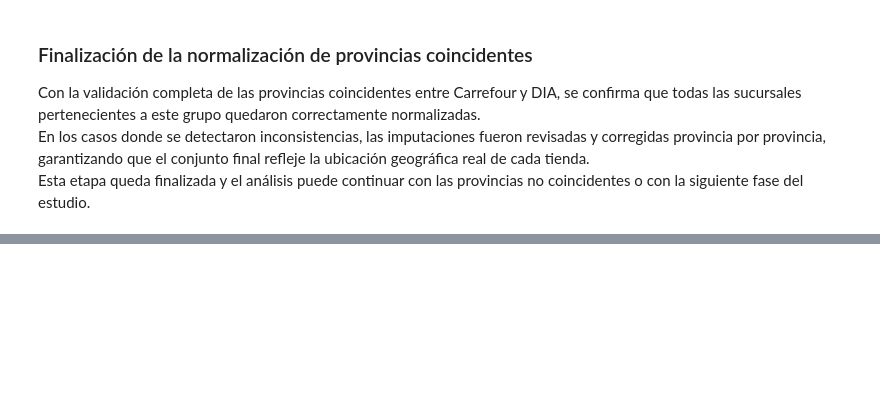
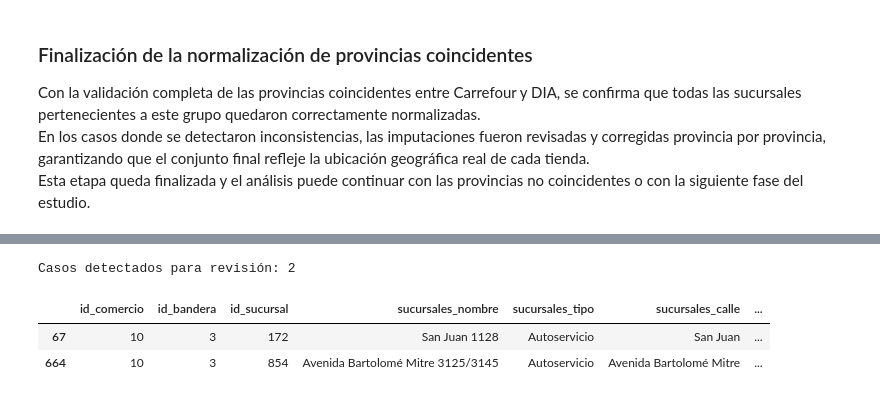
Before and after one commit to NestorRev/analisis-precios-nlp-sepa, a Jupyter notebook: notebooks/02_sucursales_dia_carrefour.ipynb, the cells around one changed output, grey strips where cells are left out. Drawn from its saved outputs; the diff is of its cells as text; code cells hidden in the pictures; blank space fills up the shorter version.

```diff
--- a/notebooks/02_sucursales_dia_carrefour.ipynb
+++ b/notebooks/02_sucursales_dia_carrefour.ipynb
@@ -1141,0 +1169,13 @@ Esta etapa queda finalizada y el análisis puede continuar con las provincias no
+# %%
+iso_a_nombre = dict(zip(provincias['iso_id'], provincias['nombre'].str.upper().apply(unidecode)))
+iso_a_nombre['AR-V'] = 'TIERRA DEL FUEGO'  # el nombre oficial es muy largo para tablas/gráficos
+iso_a_nombre['AR-C'] = 'CABA'  # para mantener consistencia con el dataset de Carrefour
+
+def normalizar_provincia(valor):
+    return iso_a_nombre.get(valor, valor)  # si ya es un código, lo convierte; si ya es nombre, lo deja
+
+sucursales_dia['provincia'] = sucursales_dia['sucursales_provincia'].apply(normalizar_provincia)
+sucursales_carrefour['provincia'] = sucursales_carrefour['sucursales_provincia'].apply(normalizar_provincia)
+
+# Control: cada provincia debe aparecer una sola vez
+print(sucursales_carrefour['provincia'].value_counts())
@@ -1141,0 +1281,37 @@ Esta etapa queda finalizada y el análisis puede continuar con las provincias no
+# %%
+# Verificamos posibles inconsistencias geográficas entre la provincia declarada
+# y la ubicación geográfica de las sucursales de Carrefour.
+
+posibles_inconsistencias = (
+    # Buenos Aires
+    ((sucursales_carrefour['sucursales_provincia'] == 'AR-B') & ~bsas_ubi)
+    |
+    ((sucursales_carrefour['sucursales_provincia'] == 'AR-C') & ~caba_ubi_2)
+    |
+    ((sucursales_carrefour['sucursales_provincia'] == 'AR-E') & ~entre_rios_ubi)
+    |
+    ((sucursales_carrefour['sucursales_provincia'] == 'AR-S') & ~santa_fe_ubi)
+    |
+    ((sucursales_carrefour['sucursales_provincia'] == 'AR-W') & ~corrientes_ubi)
+    |
+    ((sucursales_carrefour['sucursales_provincia'] == 'AR-X') & ~cordoba_ubi)
+    |
+    ((sucursales_carrefour['sucursales_provincia'] == 'AR-A') & ~salta_ubi)
+    |
+    ((sucursales_carrefour['sucursales_provincia'] == 'AR-Y') & ~jujuy_ubi)
+)
+
+casos_revision = sucursales_carrefour.loc[
+    posibles_inconsistencias,
+    sucursales_carrefour.columns
+].copy()
+
+
+print(f"Casos detectados para revisión: {len(casos_revision)}")
+
+display(casos_revision)
+# %% [output]
+Casos detectados para revisión: 2
+|  | id_comercio | id_bandera | id_sucursal | sucursales_nombre | sucursales_tipo | sucursales_calle | ... |
+| 67 | 10 | 3 | 172 | San Juan 1128 | Autoservicio | San Juan | ... |
+| 664 | 10 | 3 | 854 | Avenida Bartolomé Mitre 3125/3145 | Autoservicio | Avenida Bartolomé Mitre | ... |
```
Also changed, not shown: parts of 37 cells of this notebook, 3 other files.
